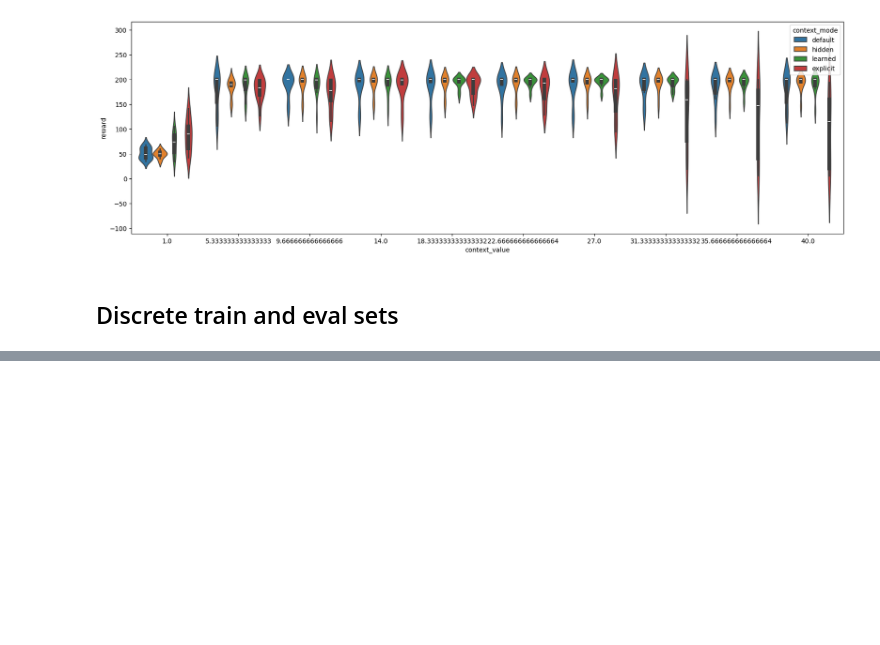
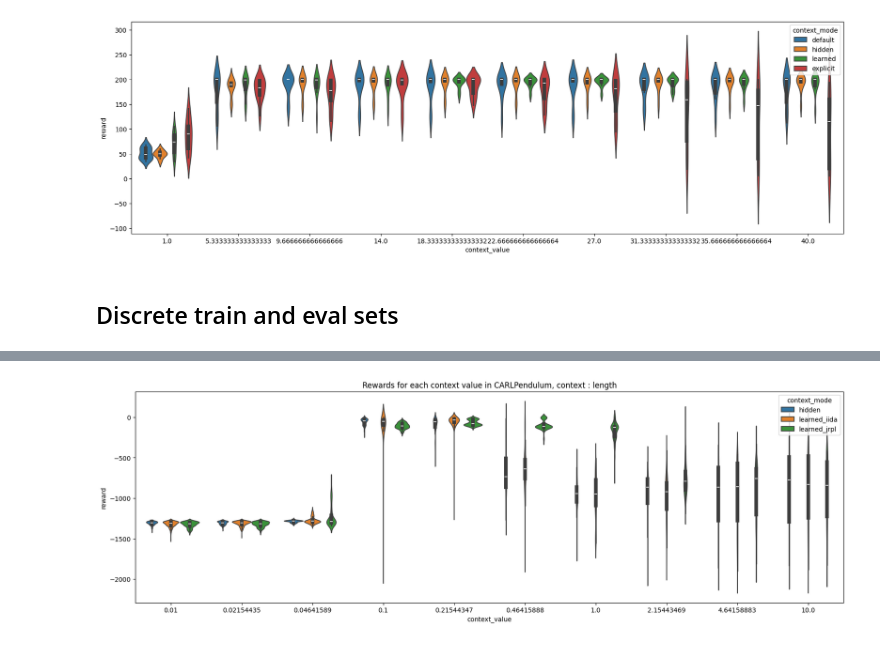
Before and after one commit to tidiane-camaret/contextual_rl_zero_shot, a Jupyter notebook: scripts/plot_eval_rewards.ipynb, the cells around one changed output, grey strips where cells are left out. Saved outputs shown, nothing was run; the diff lists cells and outputs as text; code cells hidden in the pictures; blank space fills up the shorter version.

```diff
--- a/scripts/plot_eval_rewards.ipynb
+++ b/scripts/plot_eval_rewards.ipynb
@@ -115,8 +198,14 @@ plot_rewards("")
 # %%
 # Env: CARLPendulum, context: l, total_timesteps: 30000
 # train_env : [0.07320794, 0.15772173, 0.33980118, 0.73207944, 1.57721735]
 # test_env : [ 0.01      ,  0.02154435,  0.04641589,  0.1       ,  0.21544347,   0.46415888,  1.        ,  2.15443469,  4.64158883, 10.        ]
-plot_rewards("")
+plot_rewards("results/hydra/multirun/2024-02-09/13-33-44",
+             context_modes = ["hidden", "learned_iida", "learned_jrpl"],
+             #train_values=[0.00742415, 0.01238423, 0.02065813, 0.03445984, 0.05748248],
+            #eval_values=[0.002     , 0.0033362 , 0.00556512, 0.00928318, 0.01548527, 0.02583099, 0.04308869, 0.07187627, 0.11989685, 0.2       ],
+            environment_name="CARLPendulum, context : length")
+# %% [output]
+[figure, added]
 # %%
 # Env: CARLMountainCarContinuous, context: power, total_timesteps: 30000
 # train_env : [-5, -3, -1, 1, 3, 5]
```
Also changed, not shown: parts of 10 cells of this notebook, 4 other files.
